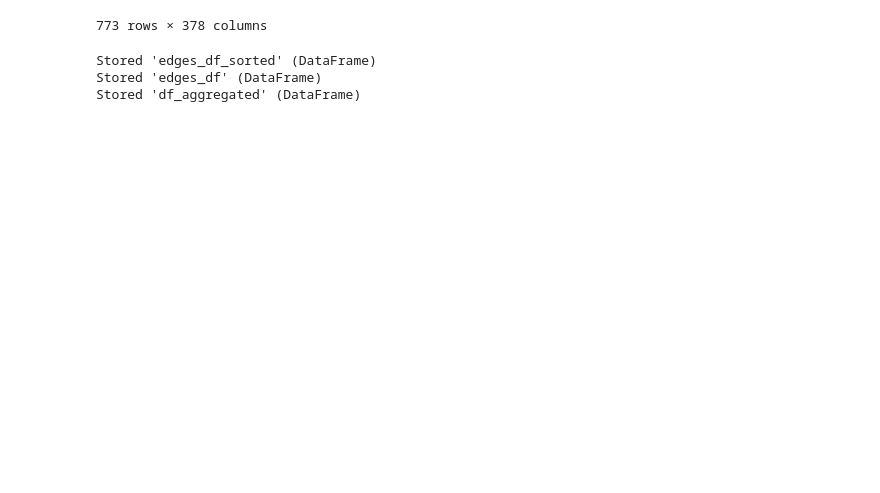
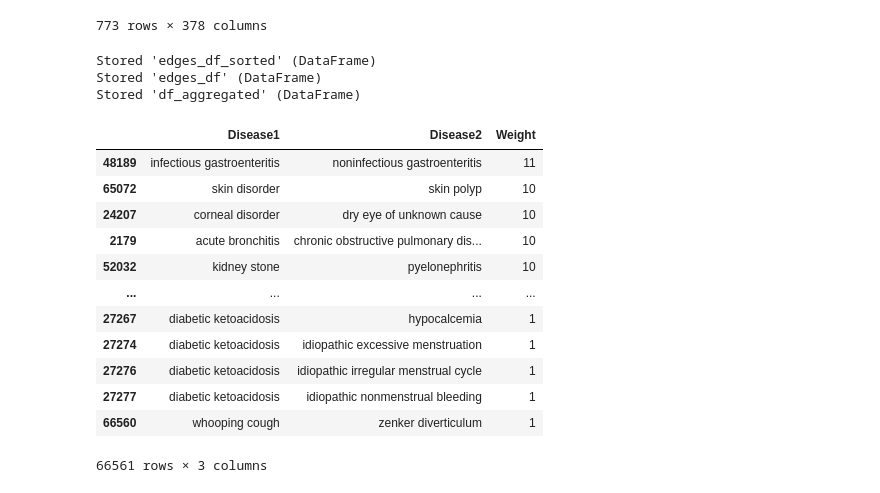
Before and after one commit to ktfr/disease-symptom-network, a Jupyter notebook: DataProcessing.ipynb, the cells around one changed output. Cells and saved outputs as stored; diff of their text form; code cells hidden in the pictures; blank space fills up the shorter version.

```diff
--- a/DataProcessing.ipynb
+++ b/DataProcessing.ipynb
@@ -161,6 +161,22 @@ edges_df_sorted
 Stored 'edges_df_sorted' (DataFrame)
 Stored 'edges_df' (DataFrame)
 Stored 'df_aggregated' (DataFrame)
+# %%
+edges_df_sorted
+# %% [output]
+|  | Disease1 | Disease2 | Weight |
+| 48189 | infectious gastroenteritis | noninfectious gastroenteritis | 11 |
+| 65072 | skin disorder | skin polyp | 10 |
+| 24207 | corneal disorder | dry eye of unknown cause | 10 |
+| 2179 | acute bronchitis | chronic obstructive pulmonary dis... | 10 |
+| 52032 | kidney stone | pyelonephritis | 10 |
+| ... | ... | ... | ... |
+| 27267 | diabetic ketoacidosis | hypocalcemia | 1 |
+| 27274 | diabetic ketoacidosis | idiopathic excessive menstruation | 1 |
+| 27276 | diabetic ketoacidosis | idiopathic irregular menstrual cycle | 1 |
+| 27277 | diabetic ketoacidosis | idiopathic nonmenstrual bleeding | 1 |
+| 66560 | whooping cough | zenker diverticulum | 1 |
+66561 rows × 3 columns
 # %%
 import pickle
 
```
Also changed, not shown: parts of 1 cell of this notebook, 1 other file.
